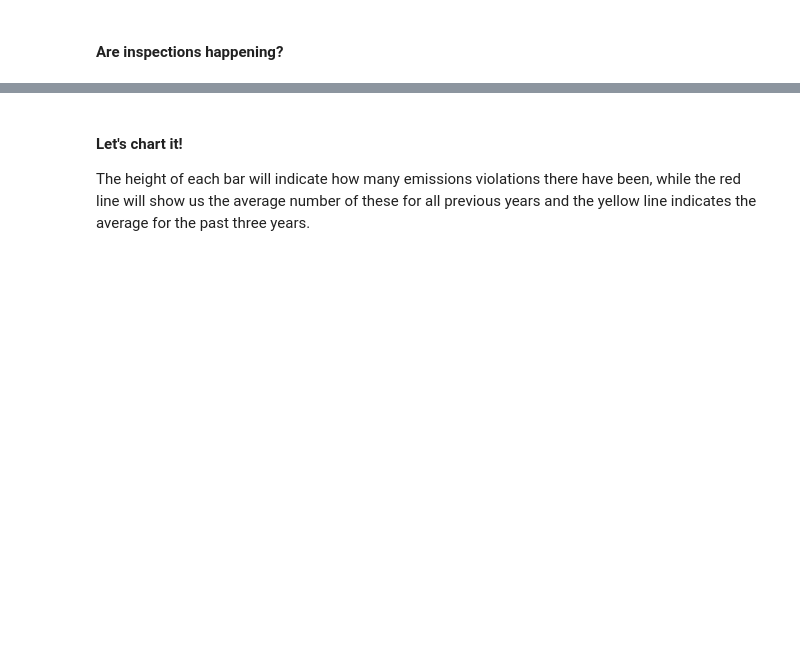
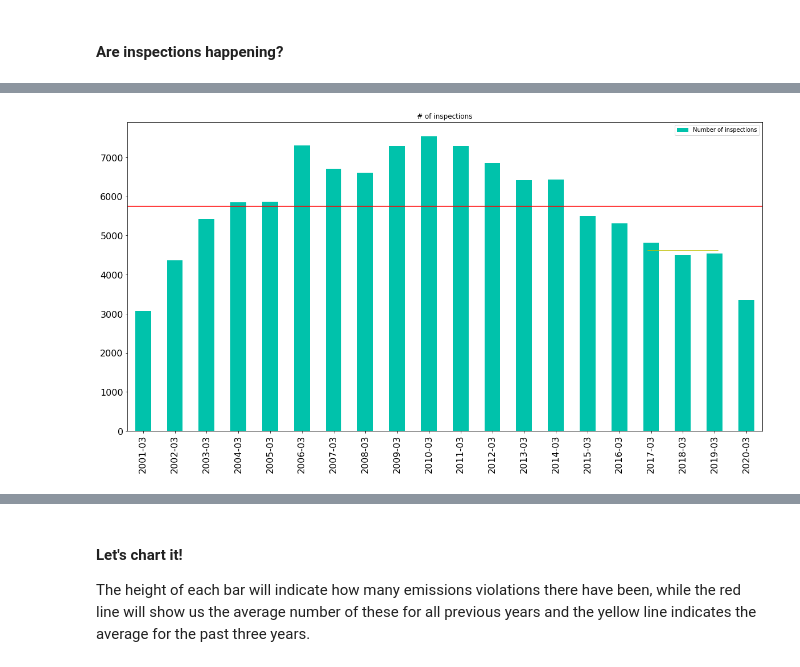
Before and after one commit to edgi-govdata-archiving/ECHO-COVID19, a Jupyter notebook: ECHO-COVID19.ipynb, the cells around one changed output, grey strips where cells are left out. Drawn from its saved outputs; the diff is of its cells as text; code cells hidden in the pictures; blank space fills up the shorter version.

Commit message:
adds Air inspections chart

```diff
--- a/ECHO-COVID19.ipynb
+++ b/ECHO-COVID19.ipynb
@@ -145,10 +169,10 @@ charter(stack_data, 'ACTUAL_END_DATE', "%m/%d/%Y", 'STATE_EPA_FLAG',
 #### Are inspections happening?
 # %%
 ###### TBD
-#sql = "select * from `ICIS-AIR_STACK_TESTS` where ACTUAL_END_DATE like '"+mnth+"/%'"
-#url='http://apps.tlt.stonybrook.edu/echoepa/?query='
-#data_location=url+urllib.parse.quote(sql)
+sql = "select * from `ICIS-AIR_FCES_PCES` where ACTUAL_END_DATE like '"+mnth+"-%'"
+url='http://apps.tlt.stonybrook.edu/echoepa/?query='
+data_location=url+urllib.parse.quote(sql)
 
-#stack_data = pd.read_csv(data_location,encoding='iso-8859-1',header = 0)
-#stack_data.set_index("pgm_sys_id", inplace=True)
-#stack_data
+eval_data = pd.read_csv(data_location,encoding='iso-8859-1',header = 0)
+eval_data.set_index("PGM_SYS_ID", inplace=True)
+eval_data
@@ -158,2 +199,9 @@ charter(stack_data, 'ACTUAL_END_DATE', "%m/%d/%Y", 'STATE_EPA_FLAG',
+# %%
+##### TBD
+# chart inspections
+charter(eval_data, 'ACTUAL_END_DATE', "%m-%d-%Y", 'ACTIVITY_TYPE_DESC', "Number of inspections",
+        "caa_inspections.csv", "# of inspections", "count")
+# %% [output]
+[figure, added]
 # %%
 #### Who should've been stack test/inspected, but wasn't and what did they emit previously?
```
Also changed, not shown: parts of 11 cells of this notebook.
